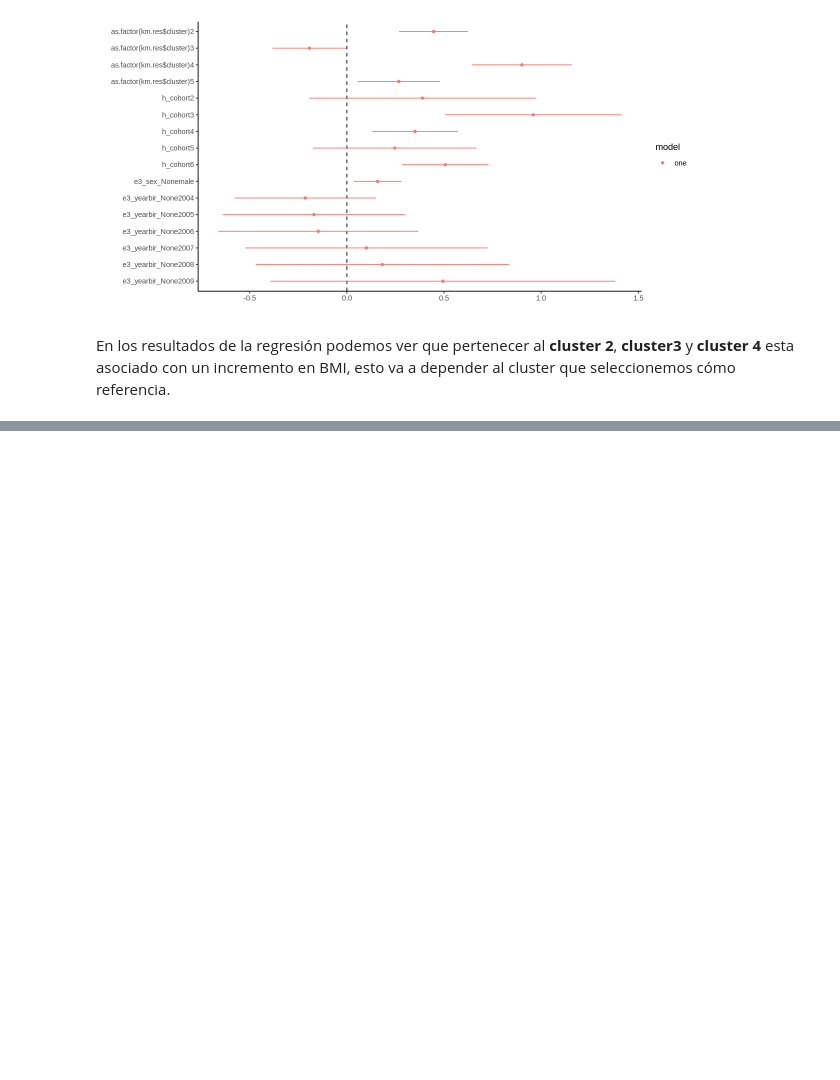
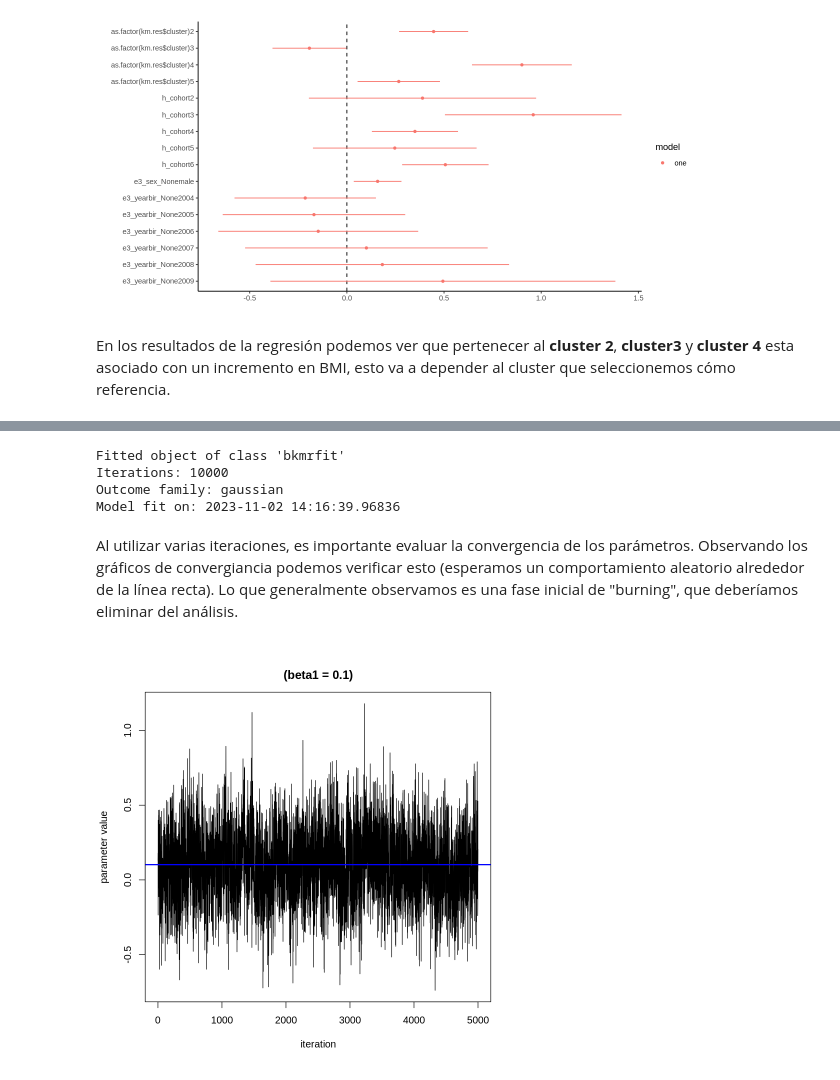
Before and after one commit to alldominguez/ISGlobal.sesion4.Exposoma, a Jupyter notebook: curso_exposoma_modulo_4.ipynb, the cells around one changed output, grey strips where cells are left out. Drawn from its saved outputs; the diff is of its cells as text; code cells hidden in the pictures; blank space fills up the shorter version.

```diff
--- a/curso_exposoma_modulo_4.ipynb
+++ b/curso_exposoma_modulo_4.ipynb
@@ -880,0 +927,12 @@ Los enfoques comunmente utilizados en epidemiologia ambiental podrian no captura
+# %%
+# Definimos un dataframe nuevo utilizando los datos del objeto data, anteriormente utilizado en los análisis
+X = data.frame(cohort2=as.numeric(data$h_cohort==2), cohort3=as.numeric(data$h_cohort==3),cohort4=as.numeric(data$h_cohort==4),
+               cohort5=as.numeric(data$h_cohort==5), cohort6=as.numeric(data$h_cohort==6), female=as.numeric(data$e3_sex_None=="female"),
+               year2004=as.numeric(data$e3_yearbir_None==2004), year2005=as.numeric(data$e3_yearbir_None==2005),
+               year2006=as.numeric(data$e3_yearbir_None==2006), year2007=as.numeric(data$e3_yearbir_None==2007),
+               year2008=as.numeric(data$e3_yearbir_None==2008), year2009=as.numeric(data$e3_yearbir_None==2009))
+# %%
+# Tarda aproximadamente 50 minutos
+set.seed(111)
+fitkm <- kmbayes(y = data$hs_zbmi_who, Z = data[,expo.list], X = X,
+                 iter = 10000, verbose = FALSE, varsel = TRUE)
@@ -880,0 +959,14 @@ Los enfoques comunmente utilizados en epidemiologia ambiental podrian no captura
+# %%
+# Objeto que contiene
+fitkm
+# %% [output]
+Fitted object of class 'bkmrfit'
+Iterations: 10000
+Outcome family: gaussian
+Model fit on: 2023-11-02 14:16:39.96836
+# %% [markdown]
+Al utilizar varias iteraciones, es importante evaluar la convergencia de los parámetros. Observando los gráficos de convergiancia podemos verificar esto (esperamos un comportamiento aleatorio alrededor de la línea recta). Lo que generalmente observamos es una fase inicial de "burning", que deberíamos eliminar del análisis.
+# %%
+bkmr::TracePlot(fit = fitkm, par = "beta")
+# %% [output]
+[figure, added]
```
Also changed, not shown: parts of 12 cells of this notebook.
